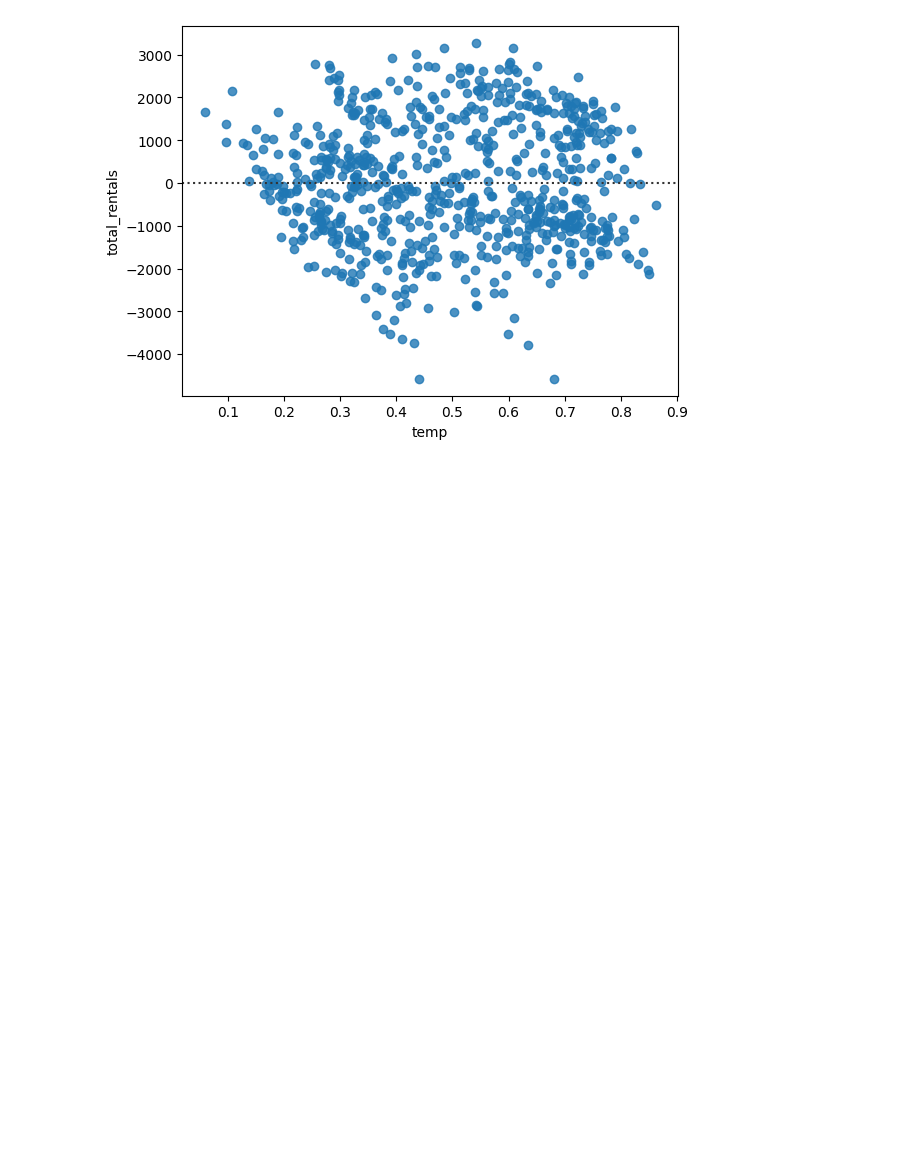
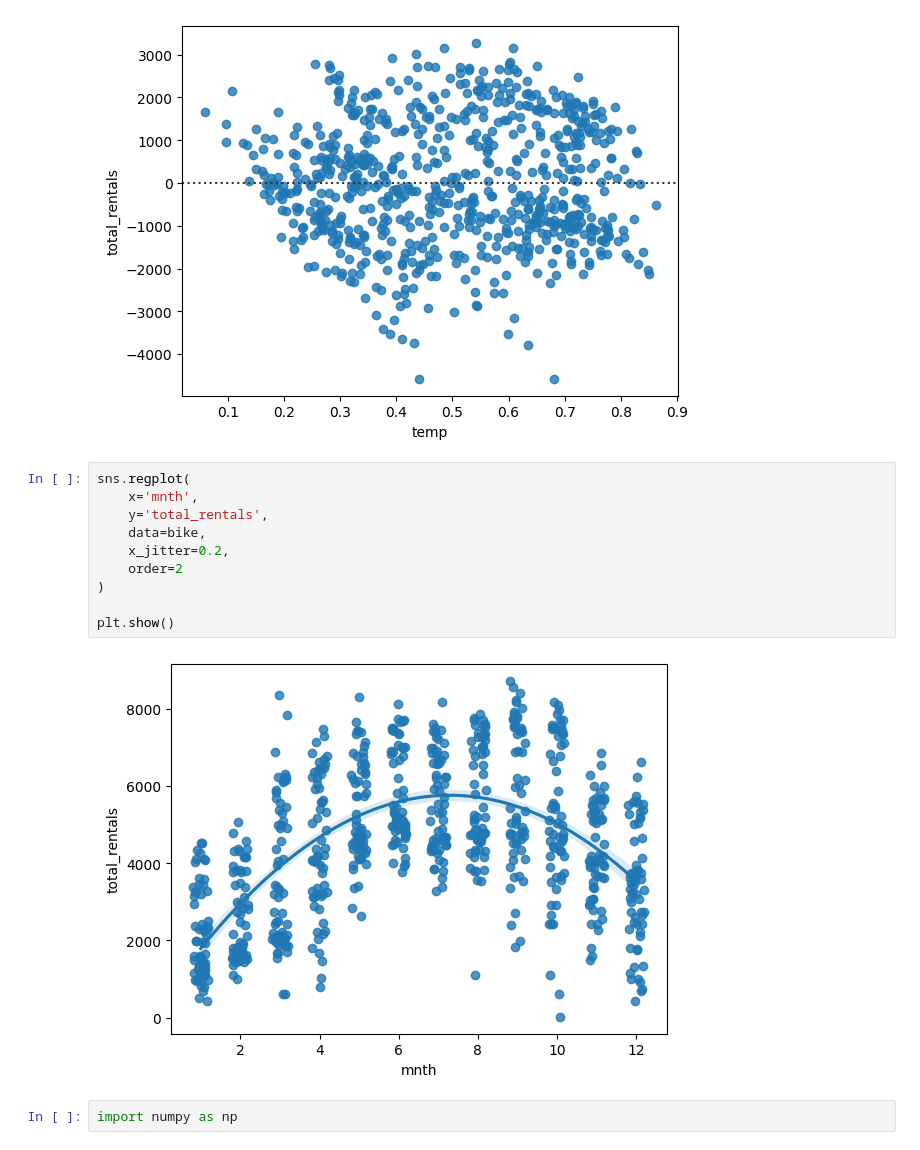
Before and after one commit to Kinetics20/Data_viz_lab, a Jupyter notebook: seaborn_2.ipynb, the cells around one changed output. Cells and saved outputs as stored; diff of their text form; blank space fills up the shorter version.

Commit message:
work out with seaborn, JointGrid, pairplot, lmplot, FacetGrid, catplot, heatmap, crosstab

```diff
--- a/seaborn_2.ipynb
+++ b/seaborn_2.ipynb
@@ -560,3 +560,17 @@ sns.residplot(
 plt.show()
 # %% [output]
 [figure]
+# %%
+sns.regplot(
+    x='mnth',
+    y='total_rentals',
+    data=bike,
+    x_jitter=0.2,
+    order=2
+)
+
+plt.show()
+# %% [output]
+[figure, added]
+# %%
+import numpy as np
```
Also changed, not shown: parts of 31 cells of this notebook.
